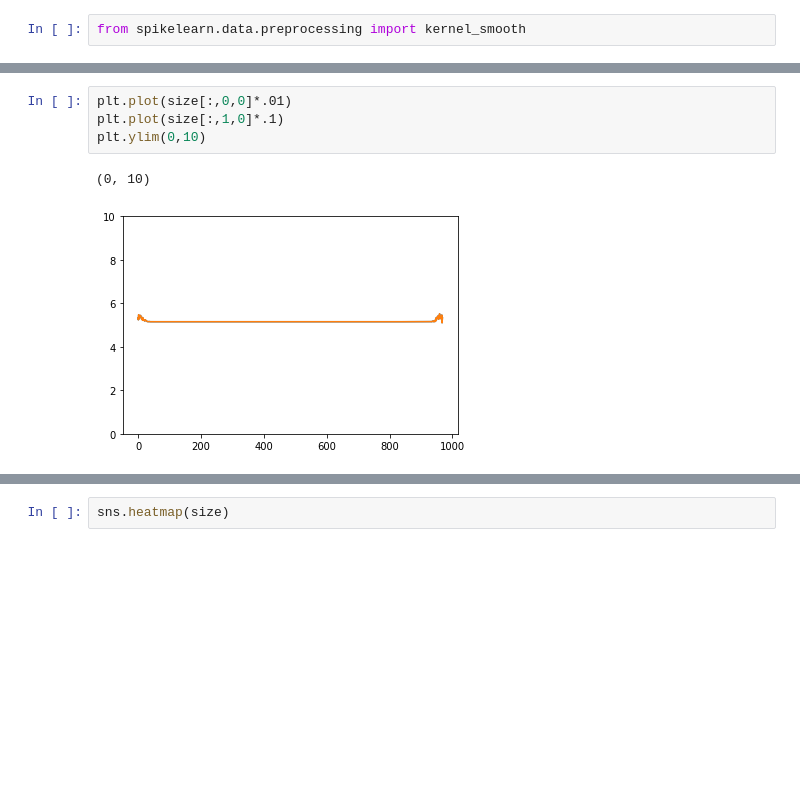
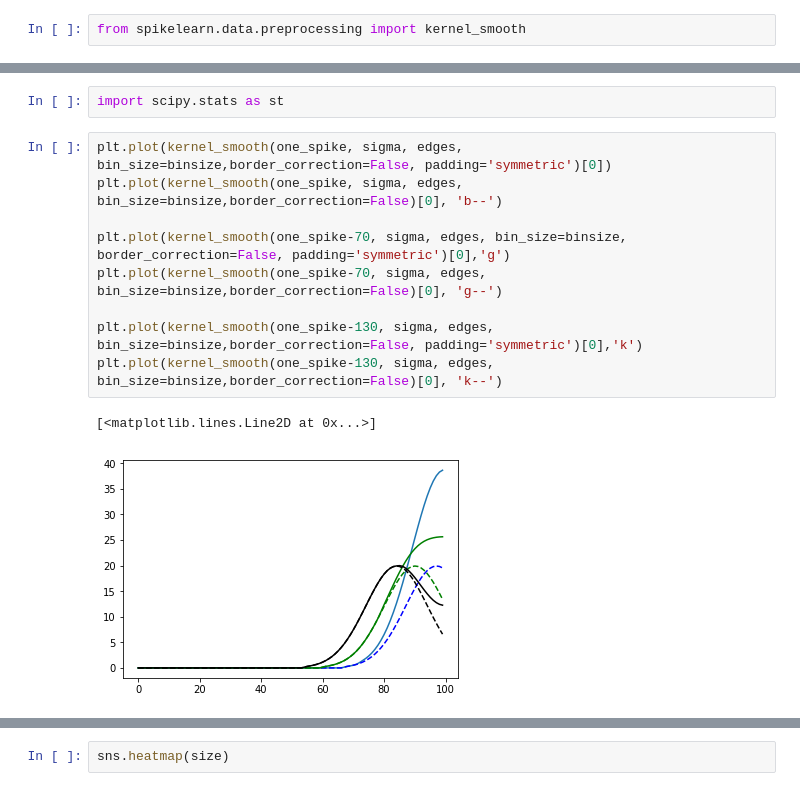
Before and after one commit to EstevaoUyra/spikelearn, a Jupyter notebook: notebooks/visualization/Preprocessing.ipynb, the cells around one changed output, grey strips where cells are left out. Drawn from its saved outputs; the diff is of its cells as text; blank space fills up the shorter version.

```diff
--- a/notebooks/visualization/Preprocessing.ipynb
+++ b/notebooks/visualization/Preprocessing.ipynb
@@ -162,10 +165,17 @@ Wall time: 15.9 s
-# %%
-plt.plot(size[:,0,0]*.01)
-plt.plot(size[:,1,0]*.1)
-plt.ylim(0,10)
-# %% [output]
-(0, 10)
-[figure, removed]
+# %%
+import scipy.stats as st
+# %%
+plt.plot(kernel_smooth(one_spike, sigma, edges, bin_size=binsize,border_correction=False, padding='symmetric')[0])
+plt.plot(kernel_smooth(one_spike, sigma, edges, bin_size=binsize,border_correction=False)[0], 'b--')
+
+plt.plot(kernel_smooth(one_spike-70, sigma, edges, bin_size=binsize, border_correction=False, padding='symmetric')[0],'g')
+plt.plot(kernel_smooth(one_spike-70, sigma, edges, bin_size=binsize,border_correction=False)[0], 'g--')
+
+plt.plot(kernel_smooth(one_spike-130, sigma, edges, bin_size=binsize,border_correction=False, padding='symmetric')[0],'k')
+plt.plot(kernel_smooth(one_spike-130, sigma, edges, bin_size=binsize,border_correction=False)[0], 'k--')
+# %% [output]
+[<matplotlib.lines.Line2D at 0x...>]
+[figure, added]
 # %%
 plt.plot(size[:,0])
 plt.plot(size[:,1])
```
Also changed, not shown: parts of 3 cells of this notebook, 4 other files.
